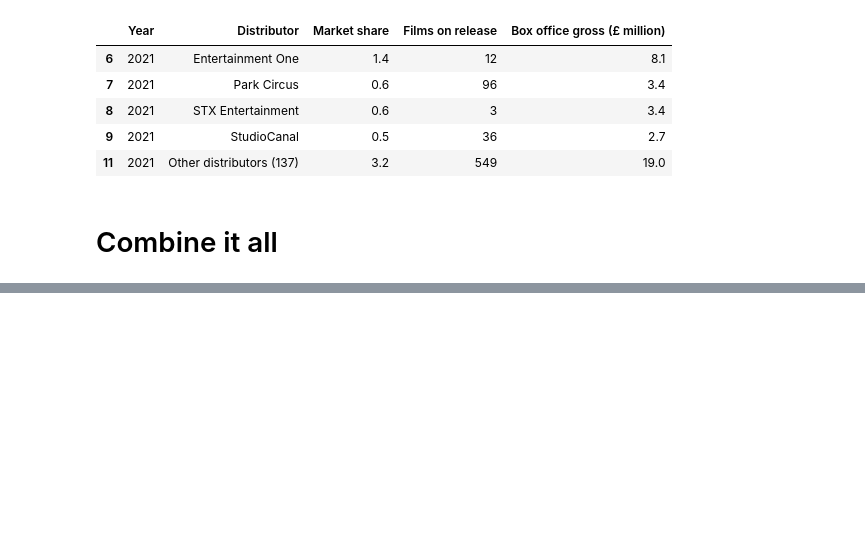
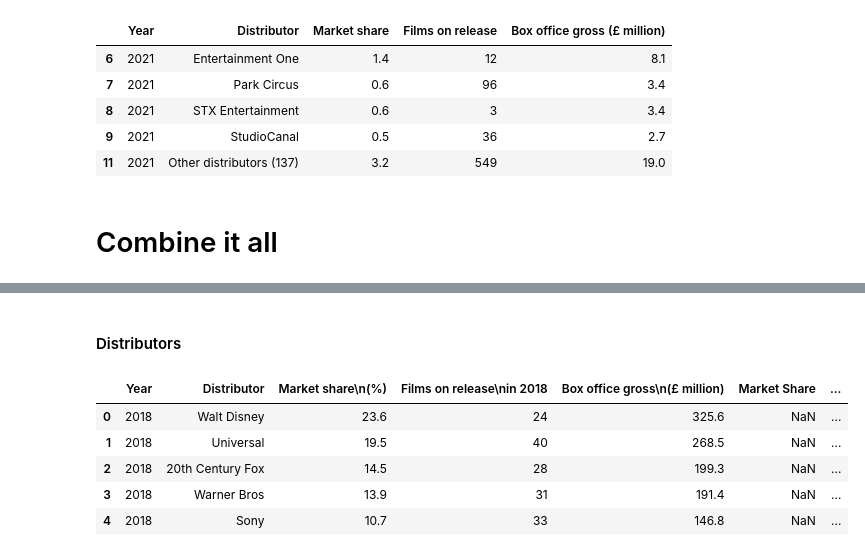
Before and after one commit to AJ-Horch/grounded_data_analyst, a Jupyter notebook: covidmoviesclean.ipynb, the cells around one changed output, grey strips where cells are left out. Saved outputs shown, nothing was run; the diff lists cells and outputs as text; code cells hidden in the pictures; blank space fills up the shorter version.

```diff
--- a/covidmoviesclean.ipynb
+++ b/covidmoviesclean.ipynb
@@ -757,0 +818,15 @@ distributors_2021.tail()
+# %% [markdown]
+#### Distributors
+# %%
+distributors = pd.concat([distributors_2018, distributors_2019,distributors_2020, distributors_2021],
+                       ignore_index=True,
+                       axis=0)
+# %%
+distributors.head()
+# %% [output]
+|  | Year | Distributor | Market share\n(%) | Films on release\nin 2018 | Box office gross\n(£ million) | Market Share | ... |
+| 0 | 2018 | Walt Disney | 23.6 | 24 | 325.6 | NaN | ... |
+| 1 | 2018 | Universal | 19.5 | 40 | 268.5 | NaN | ... |
+| 2 | 2018 | 20th Century Fox | 14.5 | 28 | 199.3 | NaN | ... |
+| 3 | 2018 | Warner Bros | 13.9 | 31 | 191.4 | NaN | ... |
+| 4 | 2018 | Sony | 10.7 | 33 | 146.8 | NaN | ... |
```
Also changed, not shown: parts of 13 cells of this notebook.
